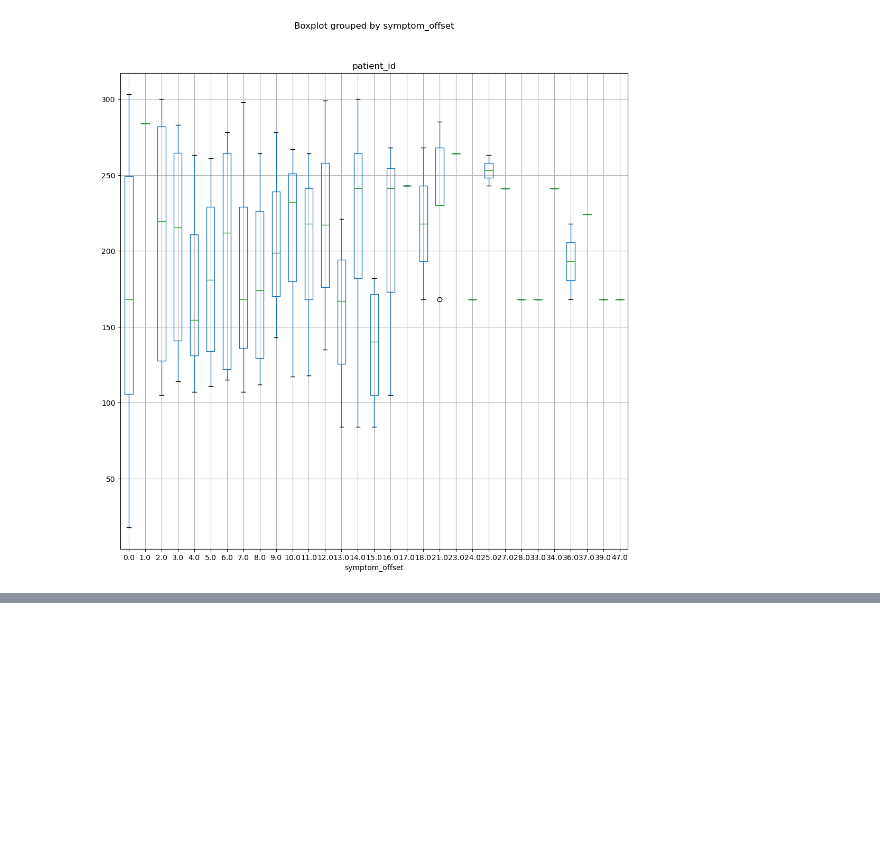
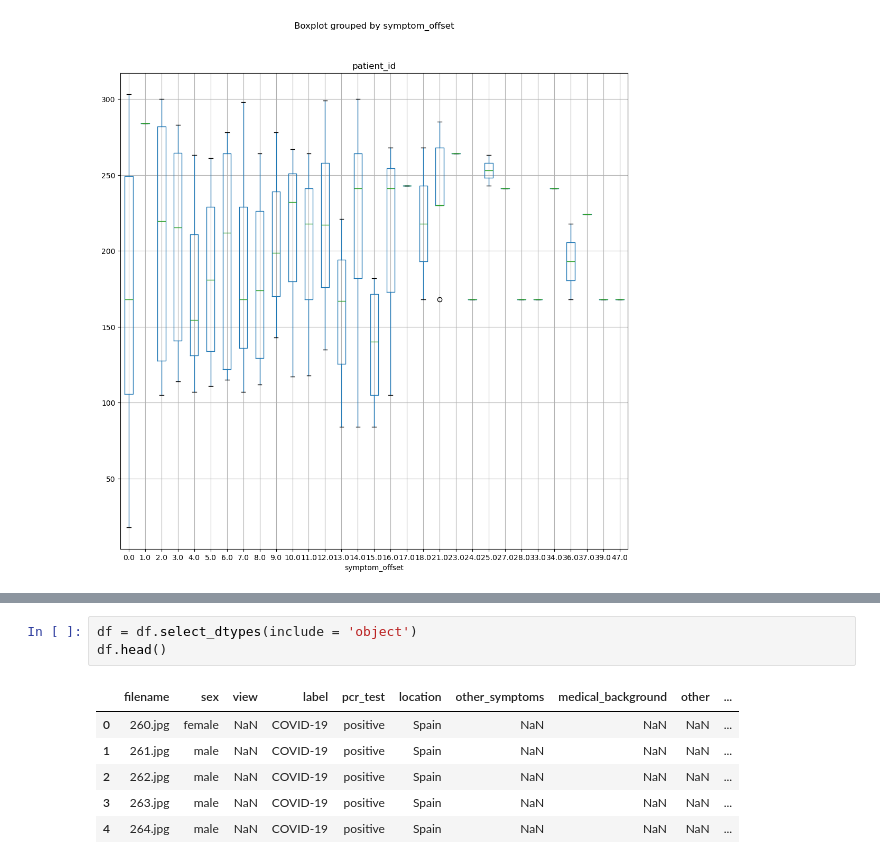
Before and after one commit to DataScientest-Studio/feb26_cds_covid, a Jupyter notebook: Untitled85.ipynb, the cells around one changed output, grey strips where cells are left out. Saved outputs shown, nothing was run; the diff lists cells and outputs as text; blank space fills up the shorter version.

```diff
--- a/Untitled85.ipynb
+++ b/Untitled85.ipynb
@@ -307,0 +371,10 @@ pd.crosstab(df['pcr_test'], df['has_dyspnea'])
+# %%
+df = df.select_dtypes(include = 'object')
+df.head()
+# %% [output]
+|  | filename | sex | view | label | pcr_test | location | other_symptoms | medical_background | other | ... |
+| 0 | 260.jpg | female | NaN | COVID-19 | positive | Spain | NaN | NaN | NaN | ... |
+| 1 | 261.jpg | male | NaN | COVID-19 | positive | Spain | NaN | NaN | NaN | ... |
+| 2 | 262.jpg | male | NaN | COVID-19 | positive | Spain | NaN | NaN | NaN | ... |
+| 3 | 263.jpg | male | NaN | COVID-19 | positive | Spain | NaN | NaN | NaN | ... |
+| 4 | 264.jpg | male | NaN | COVID-19 | positive | Spain | NaN | NaN | NaN | ... |
```
Also changed, not shown: parts of 9 cells of this notebook.
